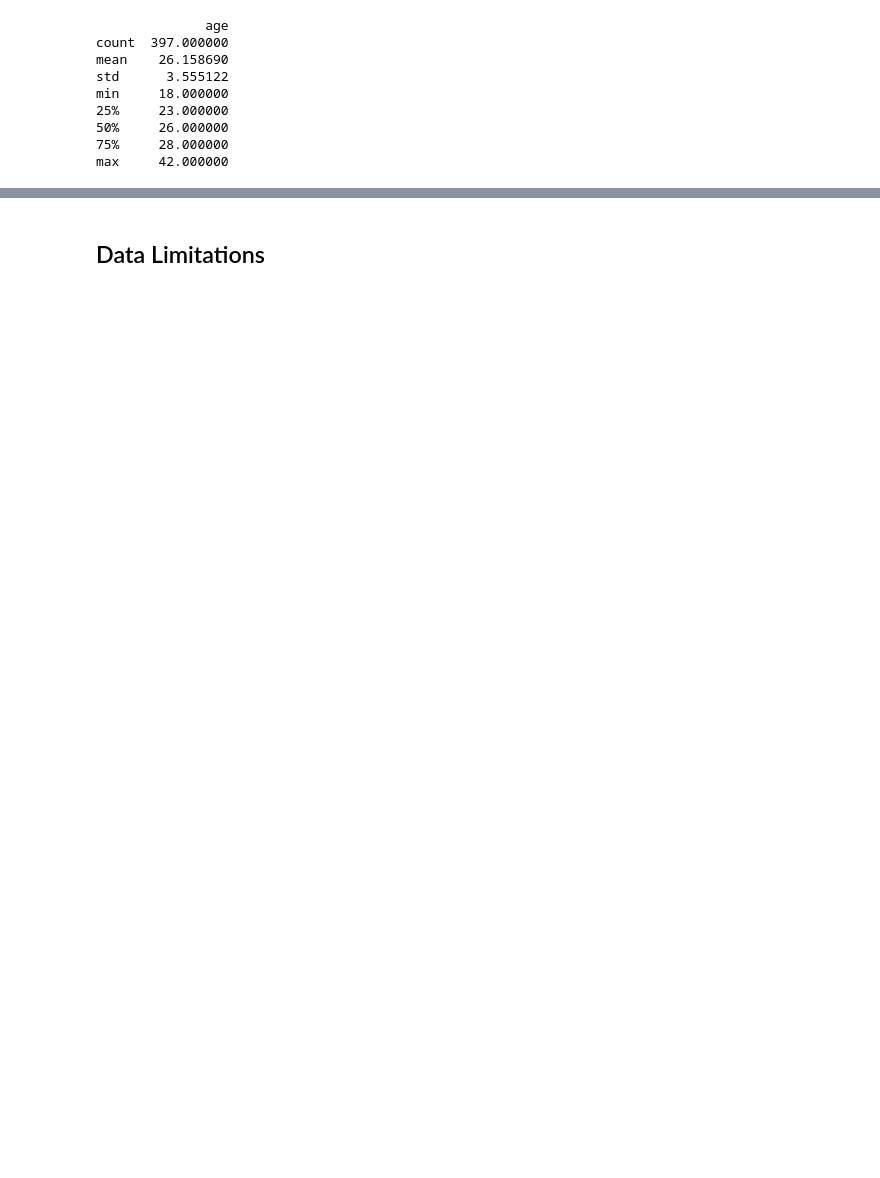
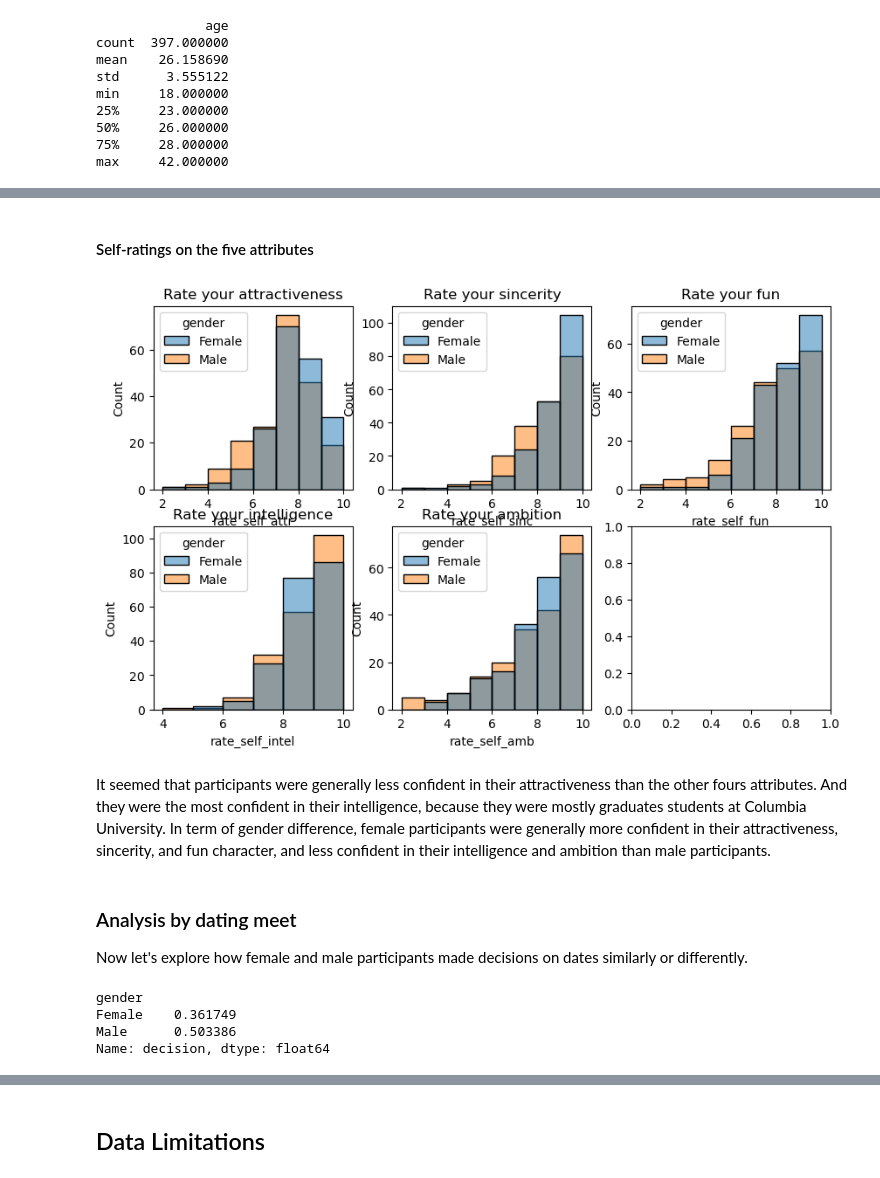
Before and after one commit to flaviafafa/speed_dating_project, a Jupyter notebook: data_processing/Phase2.ipynb, the cells around one changed output, grey strips where cells are left out. Cells and saved outputs as stored; diff of their text form; code cells hidden in the pictures; blank space fills up the shorter version.

```diff
--- a/data_processing/Phase2.ipynb
+++ b/data_processing/Phase2.ipynb
@@ -156,8 +33,10 @@ Certainly, we won't use all of them at once in a logistic regression model. For
 # %%
-select_list = ['iid', 'gender', 'wave', 'round', 'pid', 'samerace', 'age_o', 'age', 'field_cd',
-               'race','career_c', 'sports', 'tvsports', 'exercise', 'dining', 'museums', 'art',
-               'hiking', 'gaming', 'clubbing', 'reading', 'tv','theater', 'movies', 'concerts',
-               'music', 'shopping', 'yoga', 'attr3_1','sinc3_1', 'fun3_1', 'intel3_1', 'amb3_1',
+select_list = ['iid', 'gender', 'wave', 'round', 'pid', 'samerace',
+               'age_o', 'age', 'field_cd', 'race','career_c', 'sports',
+               'tvsports', 'exercise', 'dining', 'museums', 'art',
+               'hiking', 'gaming', 'clubbing', 'reading', 'tv','theater',
+               'movies', 'concerts', 'music', 'shopping', 'yoga',
+               'attr3_1','sinc3_1', 'fun3_1', 'intel3_1', 'amb3_1',
                'dec', 'attr', 'sinc','intel', 'fun', 'amb', 'shar', 'prob']
 
 dating_df = dating_df[select_list]
@@ -307,15 +218,10 @@ We also noticed some data types of the columns did not accurately reflect what t
 # %%
-data_types = dating_df.dtypes
-print(data_types)
-
 # convert objects to categories
-dating_df[["race", "field", "career", "gender", "same_race"]] = dating_df[["race", "field", "career", "gender",
-                                                                           "same_race"]].astype("category")
-
+temp = dating_df[["race", "field", "career", "gender", "same_race"]].astype("category")
+dating_df[["race", "field", "career", "gender", "same_race"]] = temp
 # convert floats to integers
 float_columns = dating_df.select_dtypes(include=['float']).columns
 dating_df[float_columns] = dating_df[float_columns].astype(int)
-dating_df["prob"] = dating_df["prob"].astype(float)
 
 # check
 print(dating_df.dtypes)
@@ -565,0 +447,33 @@ draw_hist("rate_self_amb", 1, axs[1,1])
+# %% [markdown]
+#### Self-ratings on the five attributes
+# %%
+fig, axs = plt.subplots(ncols=3, nrows=2, figsize=(10,6))
+def draw_hist(numerical_var, bin_width, ax):
+    sns.histplot(data = dating_df_subject, x = numerical_var, binwidth = bin_width, hue = "gender", ax = ax)
+
+axs[0][0].set_title("Rate your attractiveness")
+axs[0][1].set_title("Rate your sincerity")
+axs[0][2].set_title("Rate your fun")
+axs[1][0].set_title("Rate your intelligence")
+axs[1][1].set_title("Rate your ambition")
+
+draw_hist("rate_self_attr", 1, axs[0,0])
+draw_hist("rate_self_sinc", 1, axs[0,1])
+draw_hist("rate_self_fun", 1, axs[0,2])
+draw_hist("rate_self_intel", 1, axs[1,0])
+draw_hist("rate_self_amb", 1, axs[1,1])
+# %% [output]
+[figure, added]
+# %% [markdown]
+It seemed that participants were generally less confident in their attractiveness than the other fours attributes. And they were the most confident in their intelligence, because they were mostly graduates students at Columbia University. In term of gender difference, female participants were generally more confident in their attractiveness, sincerity, and fun character, and less confident in their intelligence and ambition than male participants.
+# %% [markdown]
+### Analysis by dating meet
+
+Now let's explore how female and male participants made decisions on dates similarly or differently.
+# %%
+dating_df.groupby("gender")["decision"].mean()
+# %% [output]
+gender
+Female    0.361749
+Male      0.503386
+Name: decision, dtype: float64
```
Also changed, not shown: parts of 82 cells of this notebook.
